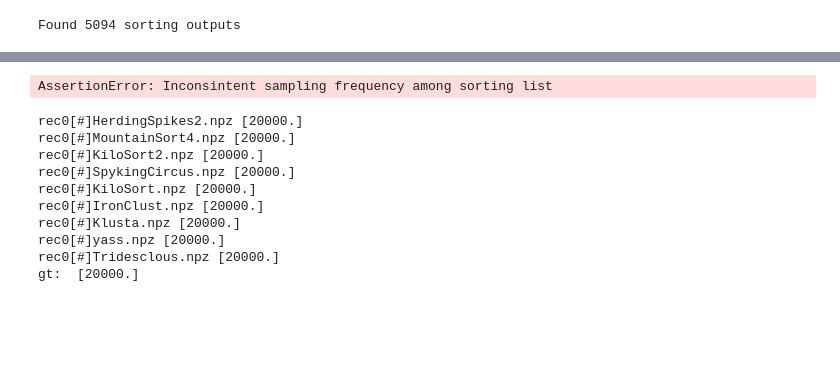
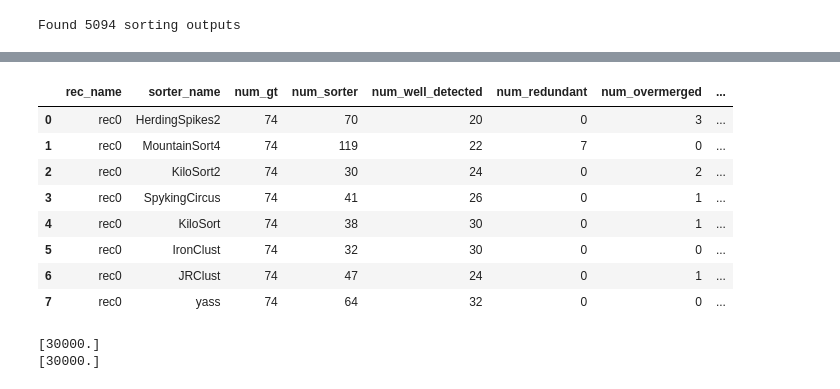
Before and after one commit to catubc/spikeinterface_yass, a Jupyter notebook: process_sf_results.ipynb, the cells around one changed output, grey strips where cells are left out. Cells and saved outputs as stored; diff of their text form; code cells hidden in the pictures; blank space fills up the shorter version.

```diff
--- a/process_sf_results.ipynb
+++ b/process_sf_results.ipynb
@@ -76,9 +104,24 @@ WARNING: load_object() is deprecated. Use load_json() instead.
 # %%
+#%debug
 from spikecomparison import GroundTruthStudy
+import glob2
+import numpy as np
 
 #
-study_folder = '/media/cat/1TB/spikesorting/sorting_analysis/paired_mea64c/20170622_patch1/'
+study_folder = '/media/cat/1TB/spikesorting/sorting_analysis/hybrid_static_siprobe/rec_32c_600s_11/'
 study = GroundTruthStudy(study_folder)
+
+# fix the ground truth sampling frequency
+fnames = glob2.glob(study_folder+ 'sortings/*.npz')
+sf = np.load(fnames[0])['sampling_frequency']
+
+gt_data = np.load(study_folder+'/ground_truth/rec0.npz')
+np.savez(study_folder+'/ground_truth/rec0.npz',
+        unit_ids = gt_data['unit_ids'],
+        spike_labels = gt_data['spike_labels'],
+        spike_indexes = gt_data['spike_indexes'],
+        sampling_frequency = sf)
+
 
 #
 study.run_comparisons(exhaustive_gt=True,
@@ -88,27 +131,25 @@ study.run_comparisons(exhaustive_gt=True,
 #
 comparisons = study.comparisons
 dataframes = study.aggregate_dataframes()
-# %% [output]
-AssertionError: Inconsintent sampling frequency among sorting list
-# %%
-fnames = glob2.glob('/media/cat/1TB/spikesorting/sorting_analysis/paired_mea64c/20170622_patch1/sortings/*.npz')
-
-for fname in fnames:
-    data = np.load(fname)
-    sf = data['sampling_frequency']
-    print (os.path.split(fname)[1], sf)
-
-gt_data = np.load('/media/cat/1TB/spikesorting/sorting_analysis/paired_mea64c/20170622_patch1/ground_truth/rec0.npz')
-sf = data['sampling_frequency']
-print ("gt: ", sf)
-# %% [output]
-rec0[#]HerdingSpikes2.npz [20000.]
-rec0[#]MountainSort4.npz [20000.]
-rec0[#]KiloSort2.npz [20000.]
-rec0[#]SpykingCircus.npz [20000.]
-rec0[#]KiloSort.npz [20000.]
-rec0[#]IronClust.npz [20000.]
-rec0[#]Klusta.npz [20000.]
-rec0[#]yass.npz [20000.]
-rec0[#]Tridesclous.npz [20000.]
-gt:  [20000.]
+# %%
+# comparison summary
+dataframes['count_units']
+# %% [output]
+|  | rec_name | sorter_name | num_gt | num_sorter | num_well_detected | num_redundant | num_overmerged | ... |
+| 0 | rec0 | HerdingSpikes2 | 74 | 70 | 20 | 0 | 3 | ... |
+| 1 | rec0 | MountainSort4 | 74 | 119 | 22 | 7 | 0 | ... |
+| 2 | rec0 | KiloSort2 | 74 | 30 | 24 | 0 | 2 | ... |
+| 3 | rec0 | SpykingCircus | 74 | 41 | 26 | 0 | 1 | ... |
+| 4 | rec0 | KiloSort | 74 | 38 | 30 | 0 | 1 | ... |
+| 5 | rec0 | IronClust | 74 | 32 | 30 | 0 | 0 | ... |
+| 6 | rec0 | JRClust | 74 | 47 | 24 | 0 | 1 | ... |
+| 7 | rec0 | yass | 74 | 64 | 32 | 0 | 0 | ... |
+# %%
+data = np.load(study_folder+'/ground_truth/rec0.npz')
+print (data['sampling_frequency'])
+
+data = np.load(study_folder+'/sortings/rec0[#]yass.npz')
+print (data['sampling_frequency'])
+# %% [output]
+[30000.]
+[30000.]
```
Also changed, not shown: parts of 2 cells of this notebook, 1 other file.
